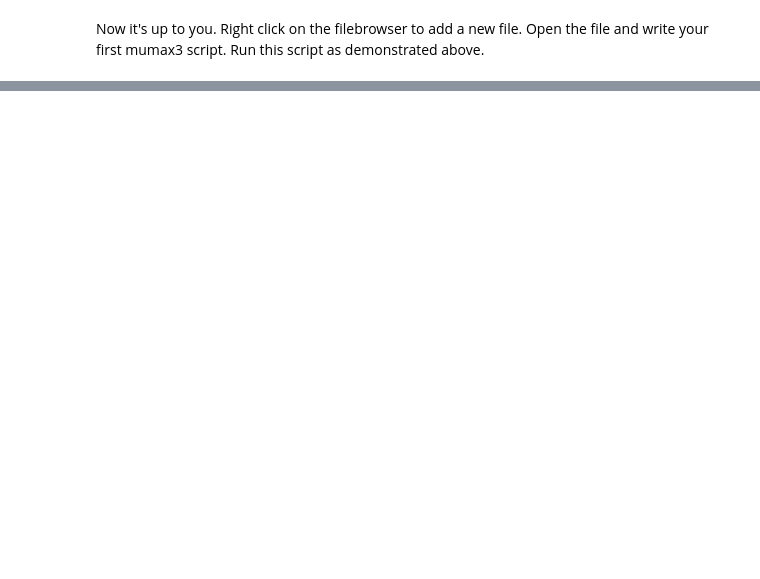
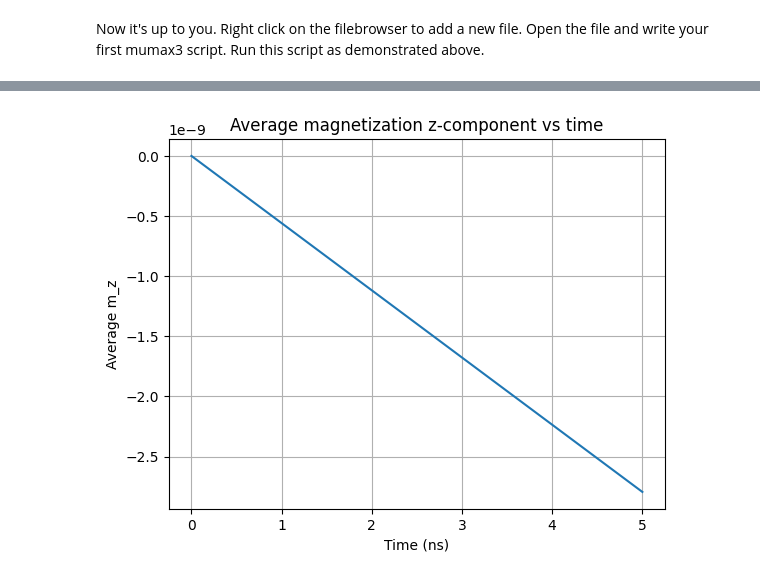
Before and after one commit to SXRXSHARK/Valentines, a Jupyter notebook: mumax3.ipynb, the cells around one changed output, grey strips where cells are left out. Saved outputs shown, nothing was run; the diff lists cells and outputs as text; code cells hidden in the pictures; blank space fills up the shorter version.

```diff
--- a/mumax3.ipynb
+++ b/mumax3.ipynb
@@ -41,0 +181,18 @@ Now it's up to you. Right click on the filebrowser to add a new file. Open the f
+# %%
+import numpy as np
+import matplotlib.pyplot as plt
+
+# Load Mumax3 table data (skip header lines starting with #)
+data = np.loadtxt('tunnel_barrier.out/table.txt', comments='#')
+
+time = data[:,0]   # first column is time (s)
+mz = data[:,1]     # second column is average(mz)
+
+plt.plot(time * 1e9, mz)  # time in ns
+plt.xlabel('Time (ns)')
+plt.ylabel('Average m_z')
+plt.title('Average magnetization z-component vs time')
+plt.grid(True)
+plt.show()
+# %% [output]
+[figure, added]
```
Also changed, not shown: parts of 9 cells of this notebook.
